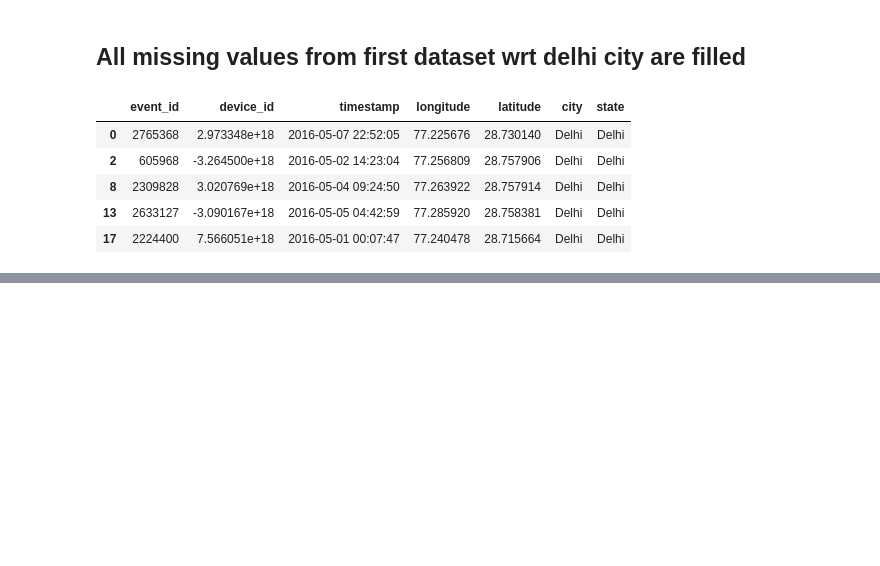
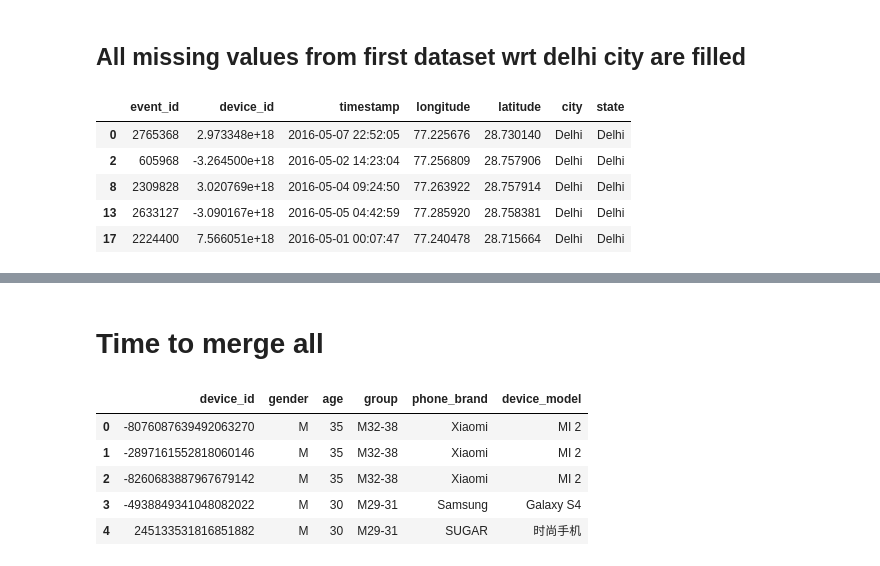
Before and after one commit to ShubhamCJagtap/Capstone_Project_1_EDA, a Jupyter notebook: Delhi_dataset_analysis.ipynb, the cells around one changed output, grey strips where cells are left out. Saved outputs shown, nothing was run; the diff lists cells and outputs as text; code cells hidden in the pictures; blank space fills up the shorter version.

```diff
--- a/Delhi_dataset_analysis.ipynb
+++ b/Delhi_dataset_analysis.ipynb
@@ -21,9 +21,9 @@ Mounted at /content/drive
 # %%
 df1 = pd.read_csv('/content/drive/MyDrive/Capstone 1 Insaid/Database/events_data.csv')
 # %%
-df2 = pd.read_csv('https://raw.githubusercontent.com/ShubhamCJagtap/Capstone_Project_1_EDA/master/gender_age.csv')
+df2 = pd.read_csv('https://raw.githubusercontent.com/ShubhamCJagtap/Capstone_Project_1_EDA/master/gender_age.csv',index_col=0)
 # %%
-df3 = pd.read_csv('https://raw.githubusercontent.com/ShubhamCJagtap/Capstone_Project_1_EDA/master/phone_brand_device_model.csv')
+df3 = pd.read_csv('https://raw.githubusercontent.com/ShubhamCJagtap/Capstone_Project_1_EDA/master/phone_brand_device_model.csv',index_col=0)
 # %%
 df1.columns
 # %% [output]
@@ -348,0 +520,2 @@ df_cities.head()
+# %%
+df3.replace({'phone_brand':dict},inplace=True)
@@ -348,0 +538,2 @@ df_cities.head()
+# %% [markdown]
+# Time to merge all
@@ -348,0 +542,9 @@ df_cities.head()
+# %%
+df_merged_1.head()
+# %% [output]
+|  | device_id | gender | age | group | phone_brand | device_model |
+| 0 | -8076087639492063270 | M | 35 | M32-38 | Xiaomi | MI 2 |
+| 1 | -2897161552818060146 | M | 35 | M32-38 | Xiaomi | MI 2 |
+| 2 | -8260683887967679142 | M | 35 | M32-38 | Xiaomi | MI 2 |
+| 3 | -4938849341048082022 | M | 30 | M29-31 | Samsung | Galaxy S4 |
+| 4 | 245133531816851882 | M | 30 | M29-31 | SUGAR | 时尚手机 |
```
Also changed, not shown: parts of 36 cells of this notebook.
